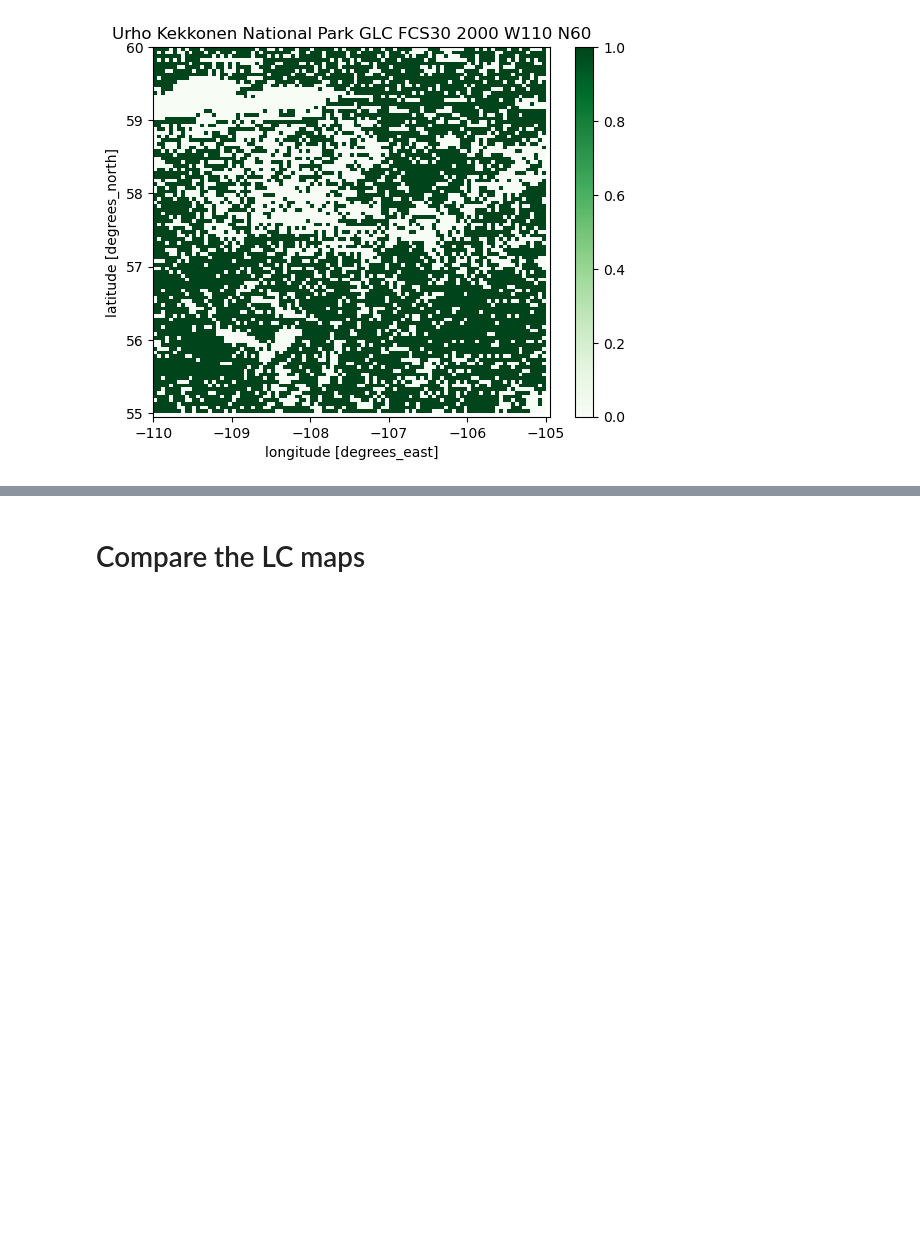
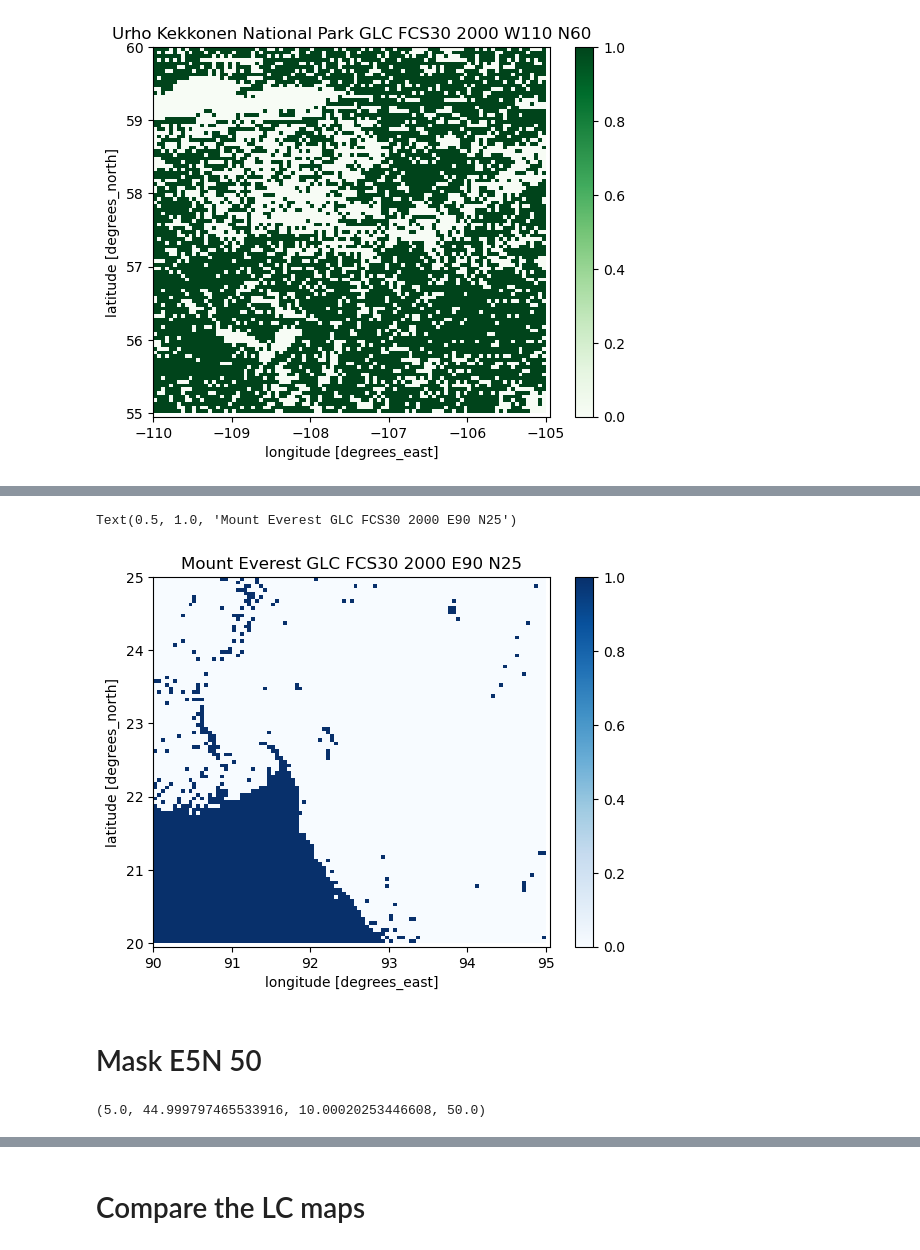
Before and after one commit to MinttuPekkala/Unibe_transmissivity_maps, a Jupyter notebook: Land_cover_differences.ipynb, the cells around one changed output, grey strips where cells are left out. Cells and saved outputs as stored; diff of their text form; code cells hidden in the pictures; blank space fills up the shorter version.

```diff
--- a/Land_cover_differences.ipynb
+++ b/Land_cover_differences.ipynb
@@ -139,3 +217,3 @@ maskGLC_FCS302000W110N60band1 = (GLC_FCS302000W110N60band1 >= 51) & (GLC_FCS3020
 # %%
-maskGLC_FCS302000E90N25band1 = (GLC_FCS302000E90N25band1 == 220)
+maskGLC_FCS302000E90N25band1 = (GLC_FCS302000E90N25band1 == 210)& (GLC_FCS302000E90N25band1 == 220) & (GLC_FCS302000E90N25band1 == 0)
 # %%
@@ -324,0 +434,2 @@ Text(0.5, 1.0, 'Urho Kekkonen National Park GLC FCS30 2000 W110 N60')
+# %%
+maskGLC_FCS302000E90N25band1int = maskGLC_FCS302000E90N25band1.astype(int)
@@ -324,0 +458,9 @@ Text(0.5, 1.0, 'Urho Kekkonen National Park GLC FCS30 2000 W110 N60')
+# %%
+croppedLCHansen2000E90N25 = LCHansen20002.rio.clip_box(
+    minx=90.0,
+    miny=19.999797465533923,
+    maxx=95.00020253446608,
+    maxy=25.0
+)
+# %%
+maskGLC_FCS302000E90N25band1int_interp = maskGLC_FCS302000E90N25band1int.interp(x = croppedLCHansen2000E90N25['x'], y = croppedLCHansen2000E90N25['y'], method='nearest')
@@ -324,0 +481,13 @@ Text(0.5, 1.0, 'Urho Kekkonen National Park GLC FCS30 2000 W110 N60')
+# %%
+maskGLC_FCS302000E90N25band1int_interp.plot(cmap="Blues")
+pyplot.title("Mount Everest GLC FCS30 2000 E90 N25")
+# %% [output]
+Text(0.5, 1.0, 'Mount Everest GLC FCS30 2000 E90 N25')
+[figure, added]
+# %% [markdown]
+# Mask E5N 50
+# %%
+bounds = GLC_FCS302000E5N50band1.rio.bounds()
+print(bounds)
+# %% [output]
+(5.0, 44.999797465533916, 10.00020253446608, 50.0)
```
Also changed, not shown: parts of 49 cells of this notebook, 1 other file.
